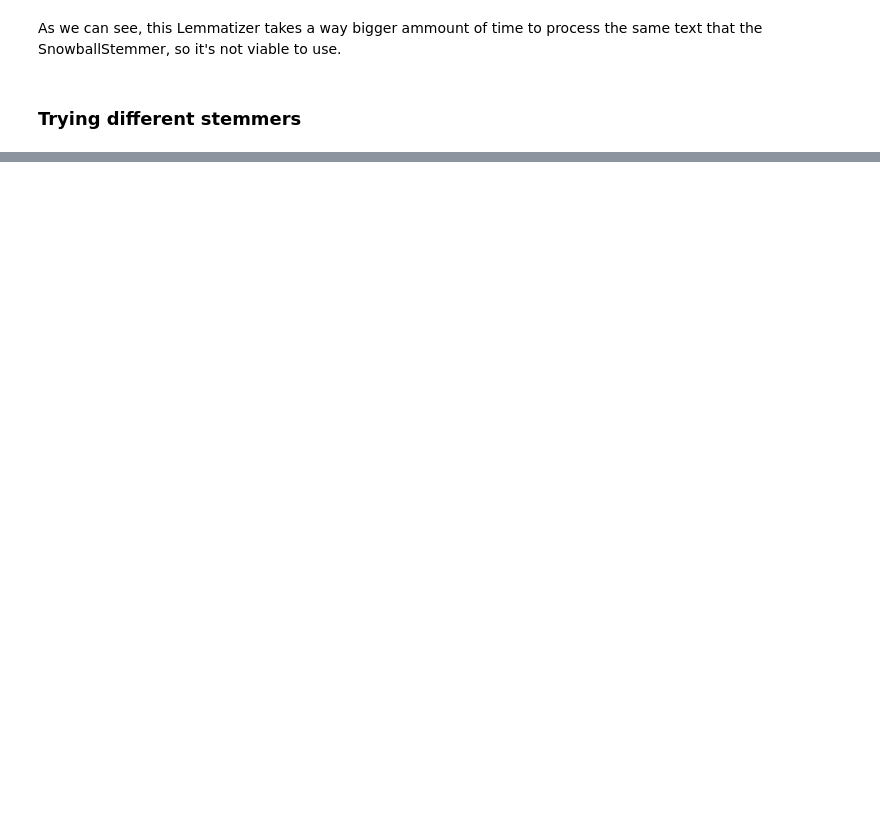
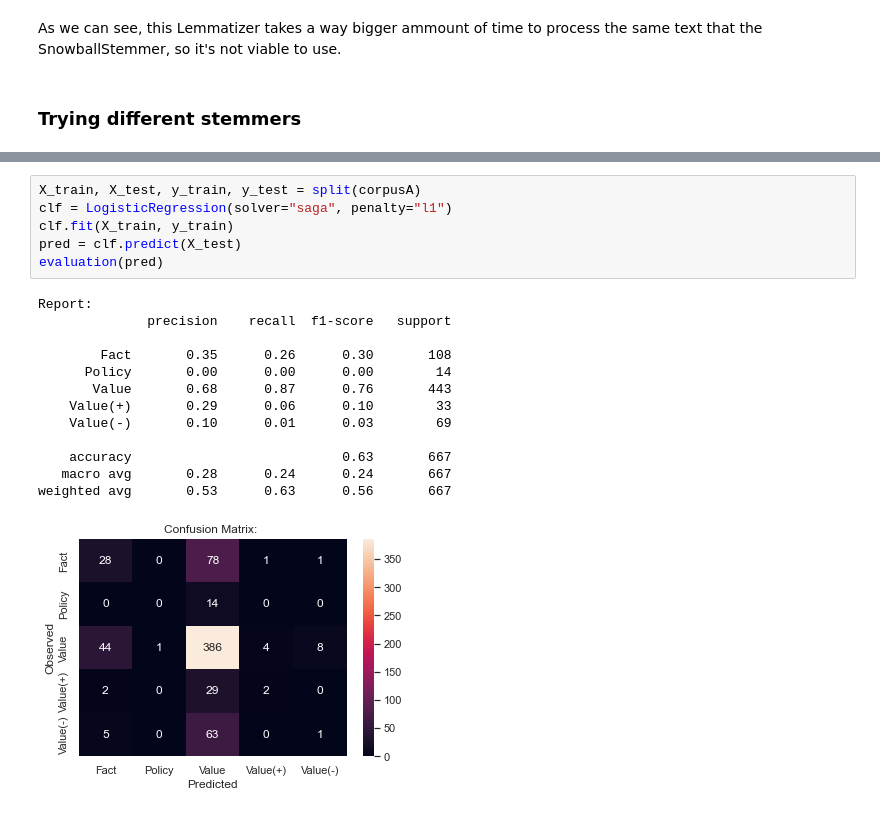
Before and after one commit to claramoreirag/FEUP-NLP, a Jupyter notebook: adu-classifier.ipynb, the cells around one changed output, grey strips where cells are left out. Drawn from its saved outputs; the diff is of its cells as text; blank space fills up the shorter version.

Commit message:
Add Logistic Regression Classifier

```diff
--- a/adu-classifier.ipynb
+++ b/adu-classifier.ipynb
@@ -376,0 +385,20 @@ weighted avg       0.54      0.60      0.54       667
+# %%
+X_train, X_test, y_train, y_test = split(corpusA)
+clf = LogisticRegression(solver="saga", penalty="l1")
+clf.fit(X_train, y_train)
+pred = clf.predict(X_test)
+evaluation(pred)
+# %% [output]
+Report:
+              precision    recall  f1-score   support
+
+        Fact       0.35      0.26      0.30       108
+      Policy       0.00      0.00      0.00        14
+       Value       0.68      0.87      0.76       443
+    Value(+)       0.29      0.06      0.10        33
+    Value(-)       0.10      0.01      0.03        69
+
+    accuracy                           0.63       667
+   macro avg       0.28      0.24      0.24       667
+weighted avg       0.53      0.63      0.56       667
+[figure, added]
```
Also changed, not shown: parts of 19 cells of this notebook.
